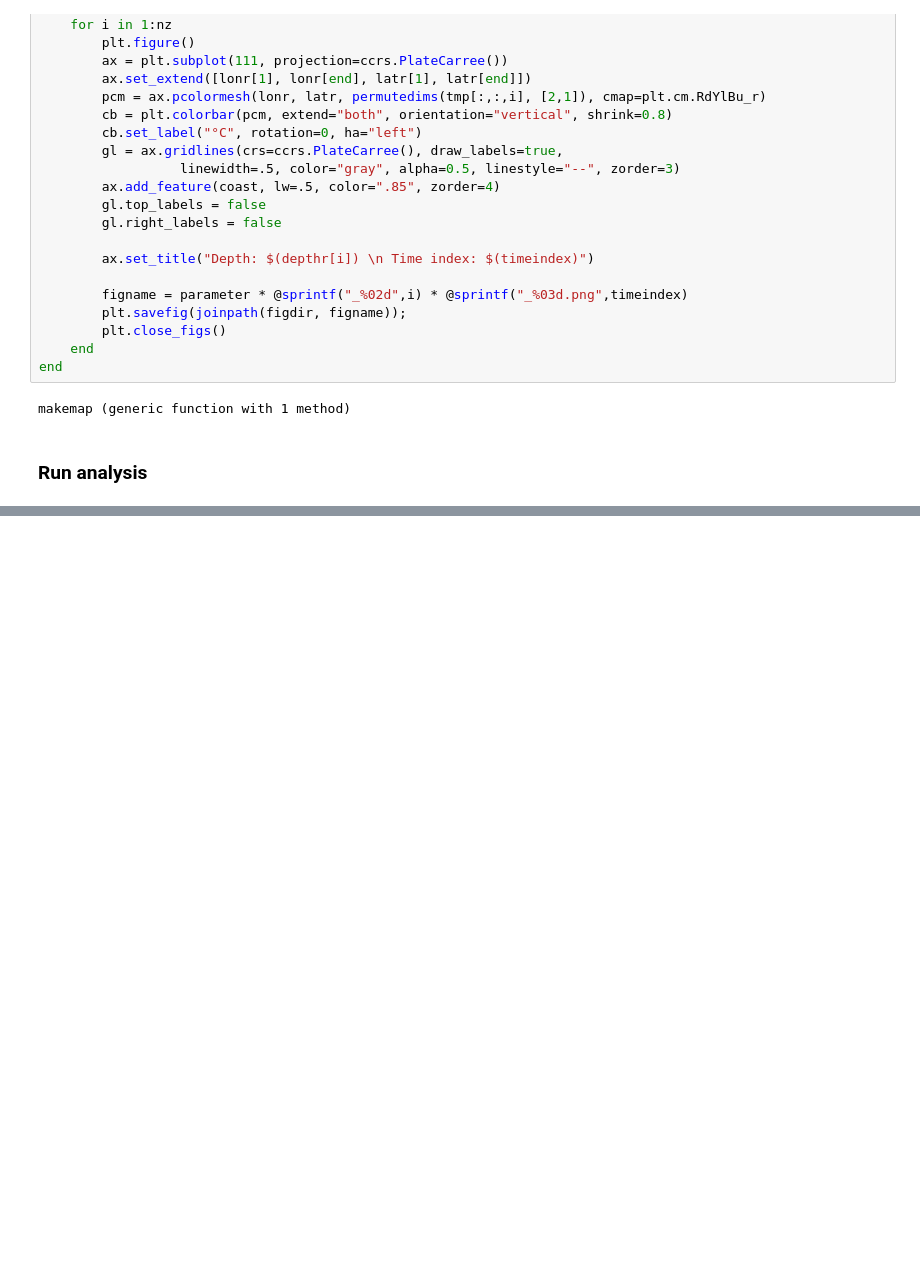
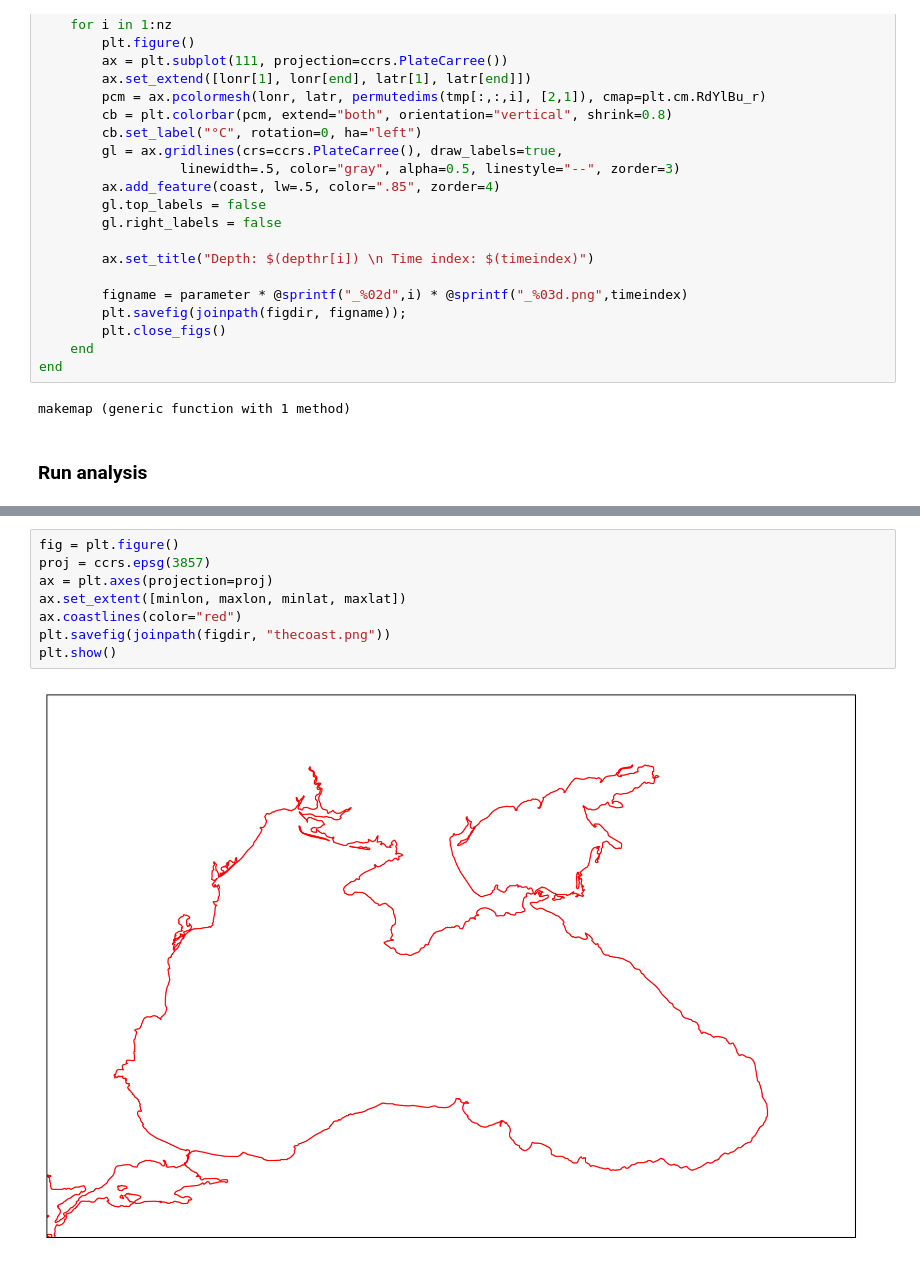
Before and after one commit to gher-uliege/DIVAnd-FAIR-EASE, a Jupyter notebook: Argo_demo_bounding_box.ipynb, the cells around one changed output, grey strips where cells are left out. Cells and saved outputs as stored; diff of their text form; blank space fills up the shorter version.

```diff
--- a/Argo_demo_bounding_box.ipynb
+++ b/Argo_demo_bounding_box.ipynb
@@ -354,0 +354,10 @@ plt.show()
+# %%
+fig = plt.figure()
+proj = ccrs.epsg(3857)
+ax = plt.axes(projection=proj)
+ax.set_extent([minlon, maxlon, minlat, maxlat])
+ax.coastlines(color="red")
+plt.savefig(joinpath(figdir, "thecoast.png"))
+plt.show()
+# %% [output]
+[figure, added]
```
Also changed, not shown: parts of 30 cells of this notebook, 2 other files.
